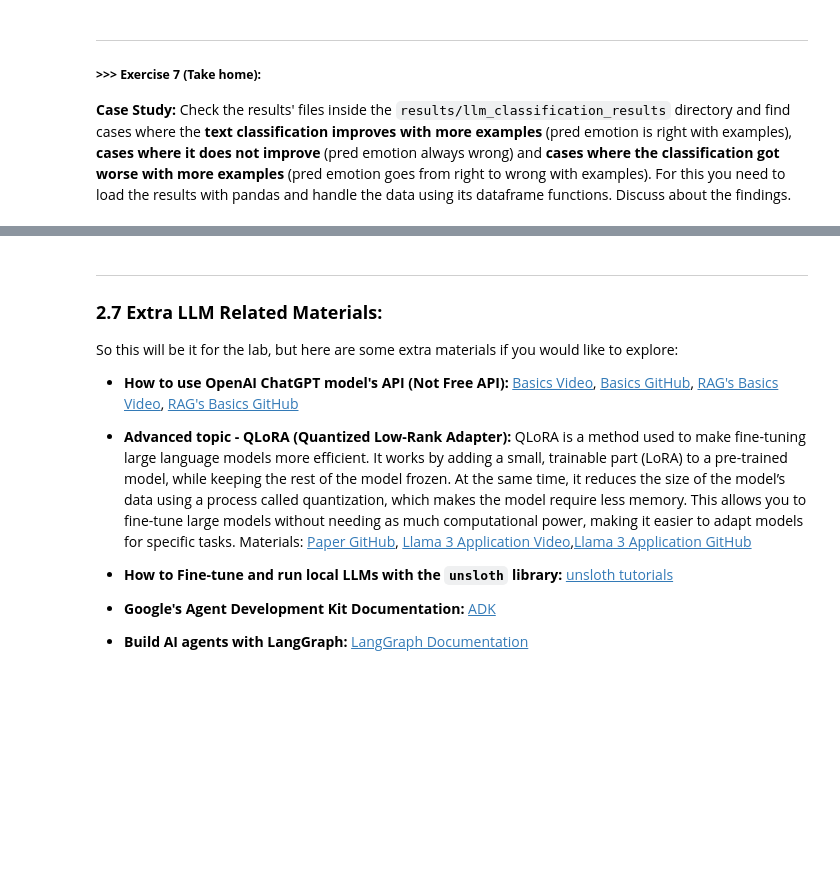
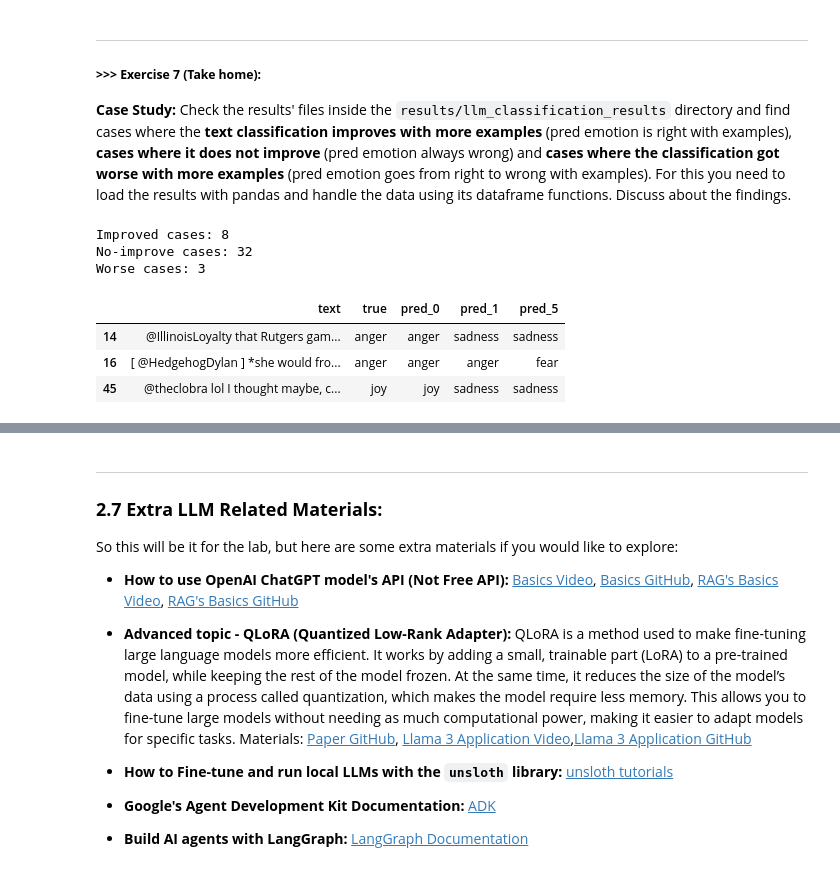
Before and after one commit to bbswei/DM2025-Lab2-Exercise, a Jupyter notebook: DM2025-Lab2-Master-Phase_2_Main.ipynb, the cells around one changed output, grey strips where cells are left out. Drawn from its saved outputs; the diff is of its cells as text; code cells hidden in the pictures; blank space fills up the shorter version.

```diff
--- a/DM2025-Lab2-Master-Phase_2_Main.ipynb
+++ b/DM2025-Lab2-Master-Phase_2_Main.ipynb
@@ -1948,0 +1938,40 @@ Compare and discuss the overall results of the zero-shot, 1-shot and 5-shot clas
+# %%
+# Answer here
+base_dir = "./DM2025-Lab2-Exercise/results/llm_classification_results"
+
+df0 = pd.read_csv(os.path.join(base_dir, "results_samples_20_shots_0.csv"))
+df1 = pd.read_csv(os.path.join(base_dir, "results_samples_20_shots_1.csv"))
+df5 = pd.read_csv(os.path.join(base_dir, "results_samples_20_shots_5.csv"))
+
+df0 = df0.rename(columns={"predicted_emotion": "pred_0"})
+df1 = df1.rename(columns={"predicted_emotion": "pred_1"})
+df5 = df5.rename(columns={"predicted_emotion": "pred_5"})
+
+merged = df0.merge(df1[["text","pred_1"]], on="text") \
+            .merge(df5[["text","pred_5"]], on="text")
+
+merged["true"] = merged["true_emotion"]
+
+merged["c0"] = merged["pred_0"] == merged["true"]
+merged["c1"] = merged["pred_1"] == merged["true"]
+merged["c5"] = merged["pred_5"] == merged["true"]
+
+improved = merged[(~merged["c0"]) & (merged["c1"] | merged["c5"])]
+no_improve = merged[(~merged["c0"]) & (~merged["c1"]) & (~merged["c5"])]
+worse = merged[(merged["c0"]) & (~merged["c1"] | ~merged["c5"])]
+
+print("Improved cases:", len(improved))
+print("No-improve cases:", len(no_improve))
+print("Worse cases:", len(worse))
+
+improved.head()[["text","true","pred_0","pred_1","pred_5"]]
+no_improve.head()[["text","true","pred_0","pred_1","pred_5"]]
+worse.head()[["text","true","pred_0","pred_1","pred_5"]]
+# %% [output]
+Improved cases: 8
+No-improve cases: 32
+Worse cases: 3
+|  | text | true | pred_0 | pred_1 | pred_5 |
+| 14 | @IllinoisLoyalty that Rutgers gam... | anger | anger | sadness | sadness |
+| 16 | [ @HedgehogDylan ] *she would fro... | anger | anger | anger | fear |
+| 45 | @theclobra lol I thought maybe, c... | joy | joy | sadness | sadness |
```
Also changed, not shown: parts of 6 cells of this notebook.
